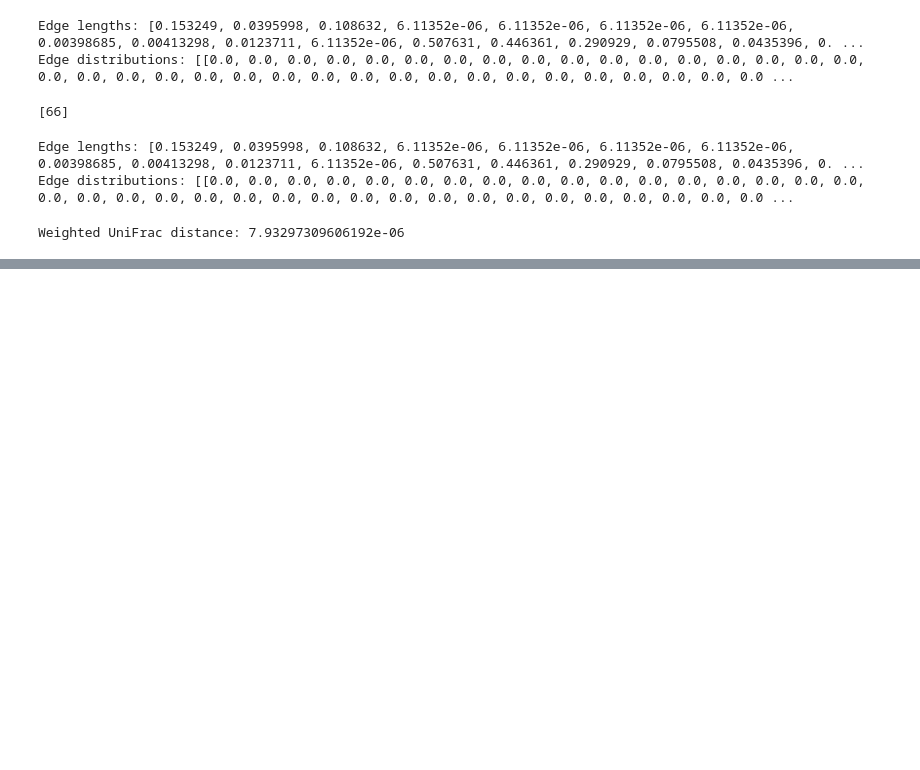
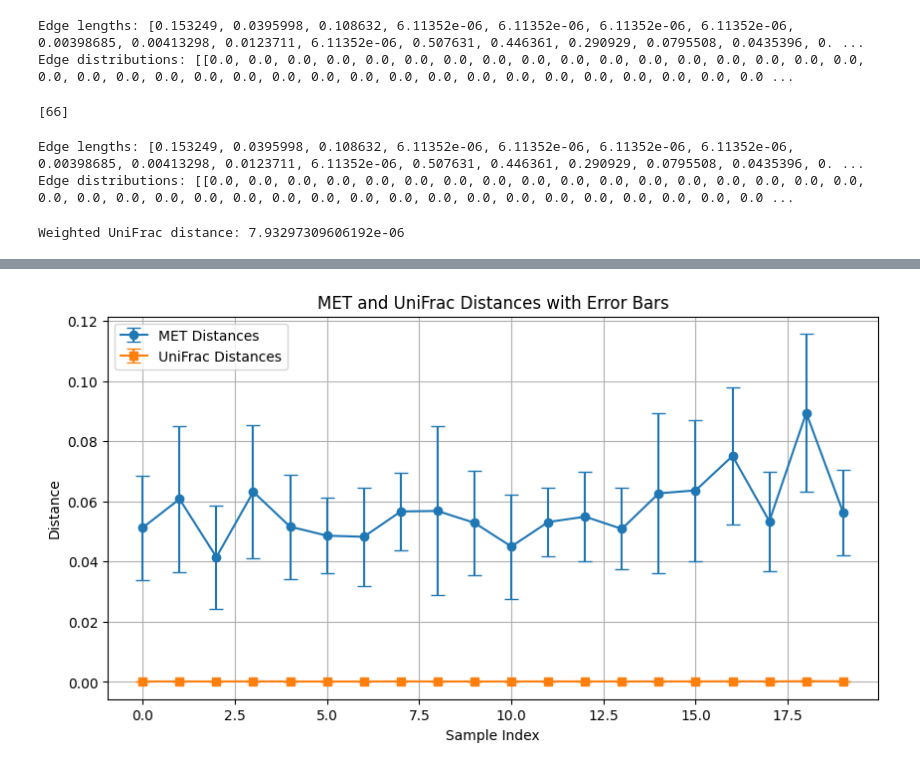
Before and after one commit to calebchin/METNN, a Jupyter notebook: METNN_experiments.ipynb, the cells around one changed output, grey strips where cells are left out. Cells and saved outputs as stored; diff of their text form; code cells hidden in the pictures; blank space fills up the shorter version.

```diff
--- a/METNN_experiments.ipynb
+++ b/METNN_experiments.ipynb
@@ -405,0 +709,28 @@ Weighted UniFrac distance: 7.93297309606192e-06
+# %%
+# Assuming MET_dists and UniFrac_dists are your distance matrices
+MET_dists = np.load('MET_dists.npy')
+UniFrac_dists = np.load('UniFrac_dists.npy')
+
+# Calculate means and standard deviations for error bars
+MET_means = np.mean(MET_dists, axis=0)
+MET_stds = np.std(MET_dists, axis=0)
+UniFrac_means = np.mean(UniFrac_dists, axis=0)
+UniFrac_stds = np.std(UniFrac_dists, axis=0)
+
+# Plotting with error bars
+x = np.arange(len(MET_means))
+
+plt.figure(figsize=(10, 5))
+
+plt.errorbar(x, MET_means, yerr=MET_stds, fmt='-o', label='MET Distances', capsize=5)
+plt.errorbar(x, UniFrac_means, yerr=UniFrac_stds, fmt='-s', label='UniFrac Distances', capsize=5)
+
+plt.xlabel('Sample Index')
+plt.ylabel('Distance')
+plt.title('MET and UniFrac Distances with Error Bars')
+plt.legend()
+plt.grid(True)
+
+plt.show()
+# %% [output]
+[figure, added]
```
Also changed, not shown: parts of 29 cells of this notebook, 13 other files.
